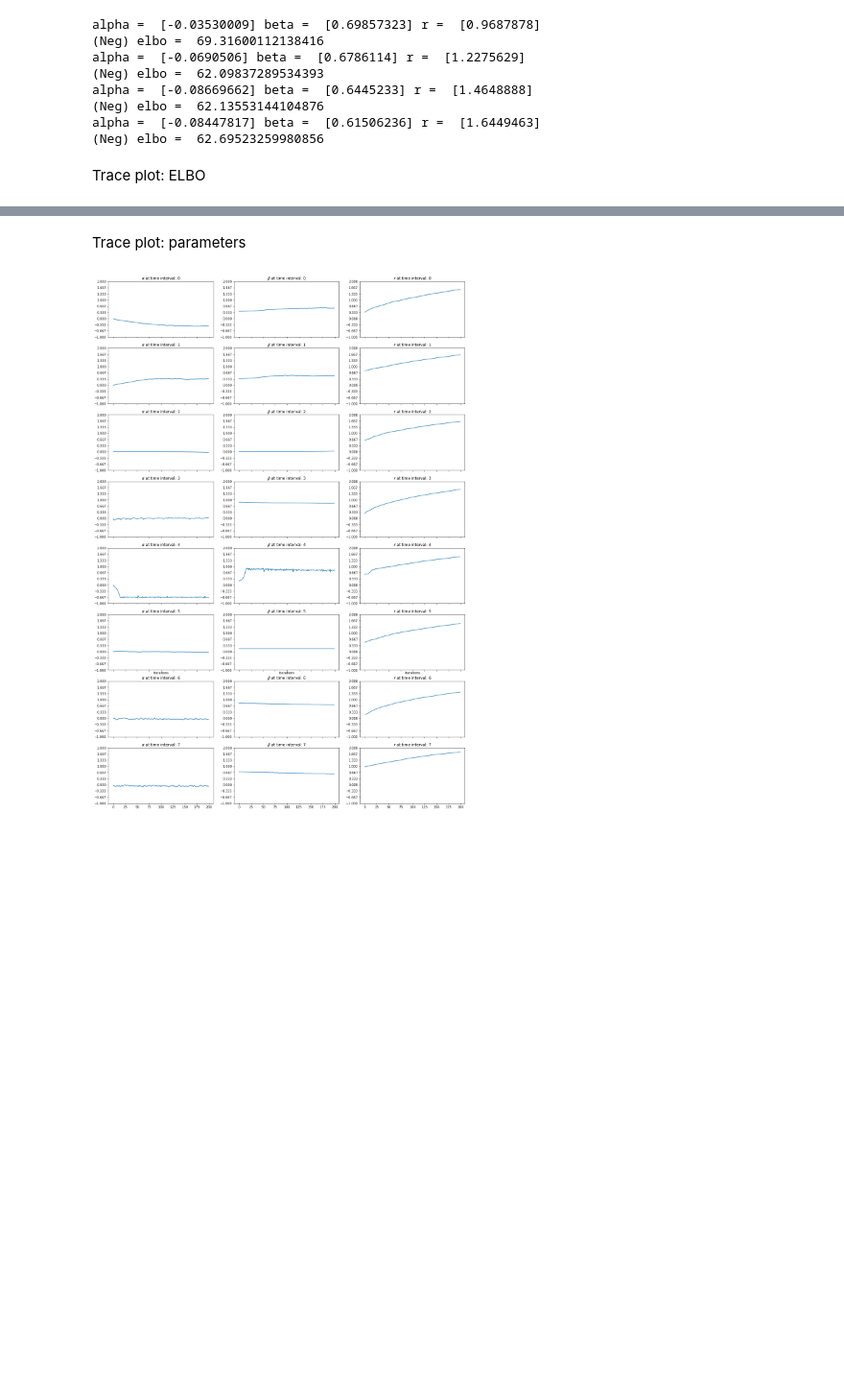
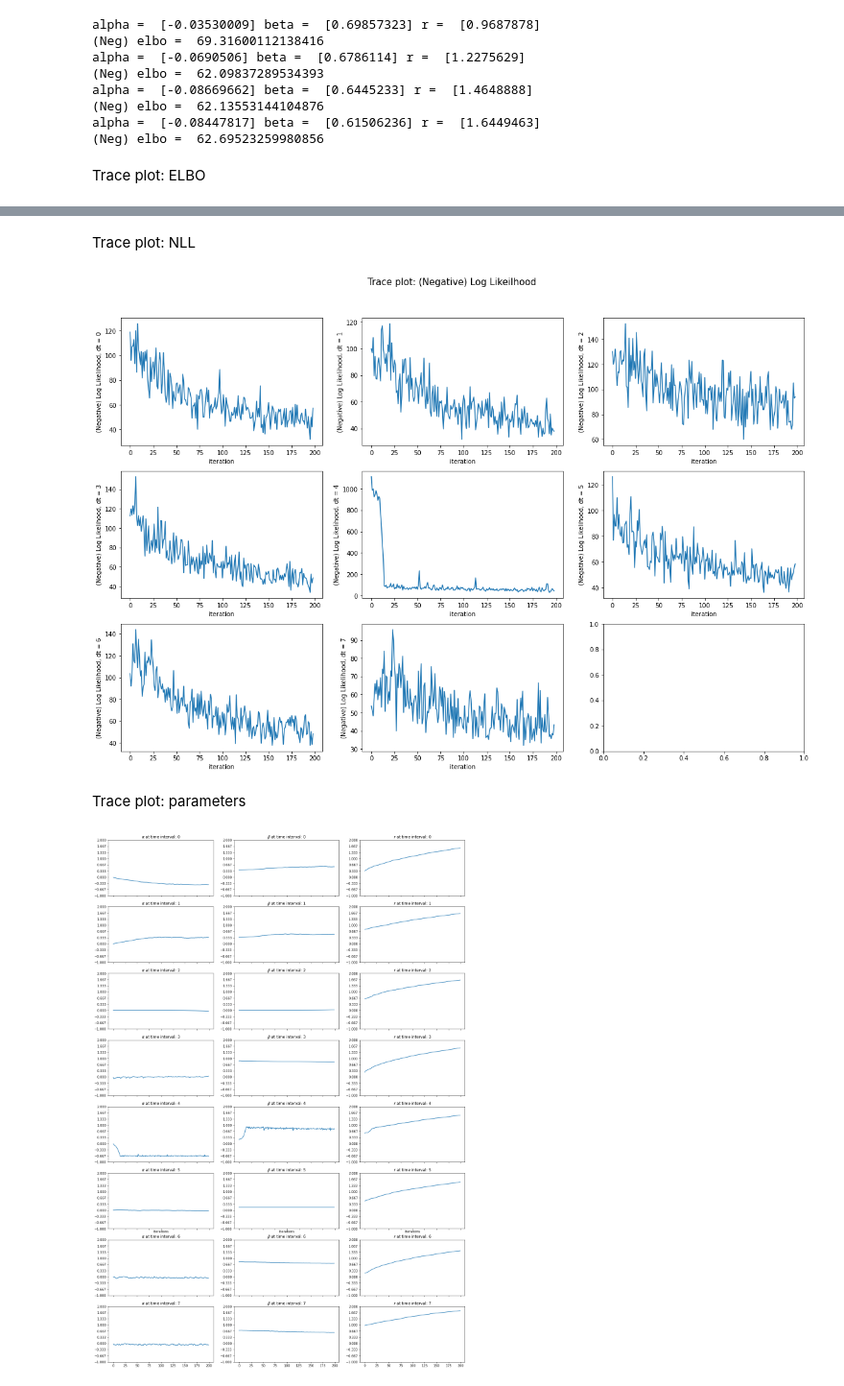
Before and after one commit to thysics/VI_SDE, a Jupyter notebook: tOUv_Toy_04.ipynb, the cells around one changed output, grey strips where cells are left out. Shown at 96% size. Drawn from its saved outputs; the diff is of its cells as text; code cells hidden in the pictures; blank space fills up the shorter version.

```diff
--- a/tOUv_Toy_04.ipynb
+++ b/tOUv_Toy_04.ipynb
@@ -843,3 +828,18 @@ plt.show()
+# %% [markdown]
+Trace plot: NLL
+# %%
+fig, ax = plt.subplots(nrows=3, ncols=3, figsize=(20, 13))
+t = 0
+for ax in ax.ravel()[:-1]:
+    ax.plot(np.arange(len(NLL_traces[t, :-1])), -1 * NLL_traces[t, :-1])
+    ax.set_xlabel("iteration")
+    ax.set_ylabel("(Negative) Log Likelihood, dt = %d" % t)
+    t += 1
+
+plt.suptitle("Trace plot: (Negative) Log Likeilhood", size=15, y=0.95)
+plt.show()
+# %% [output]
+[figure, added]
 # %% [markdown]
 Trace plot: parameters
 # %%
```
Also changed, not shown: parts of 15 cells of this notebook, 4 other files.
